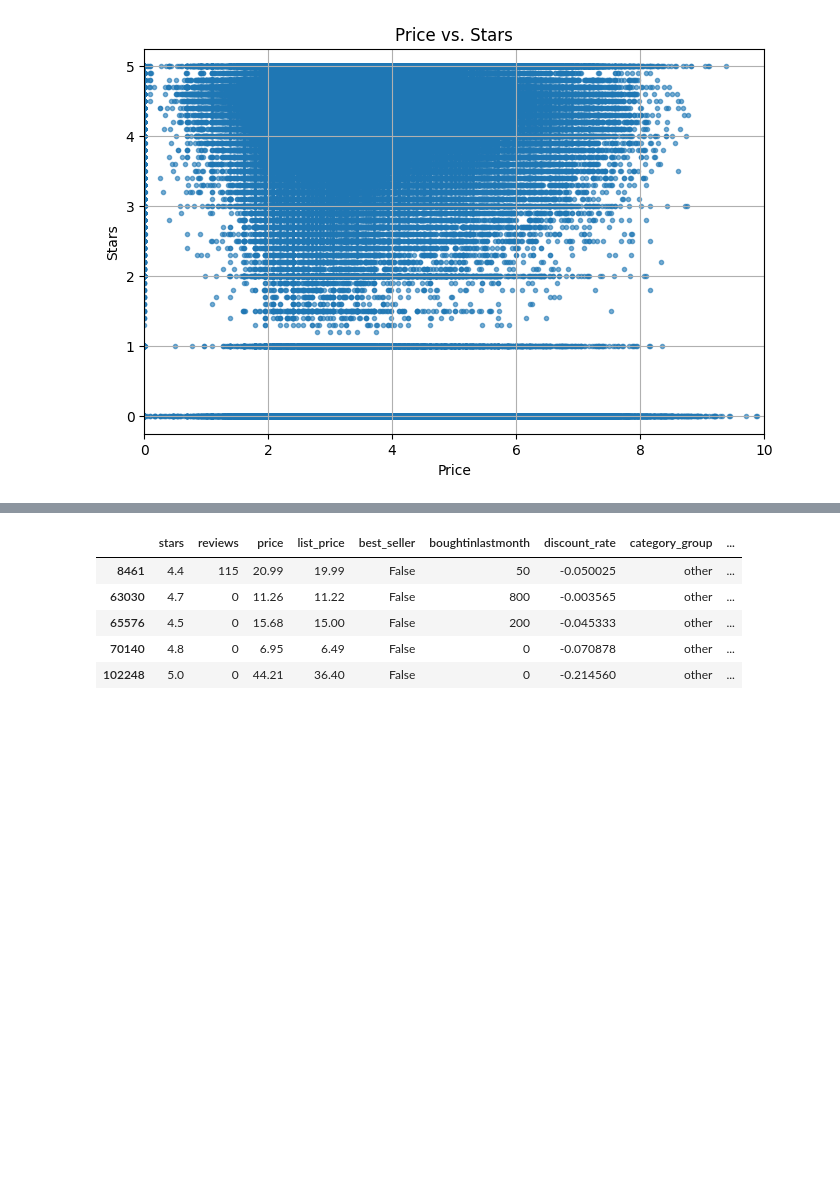
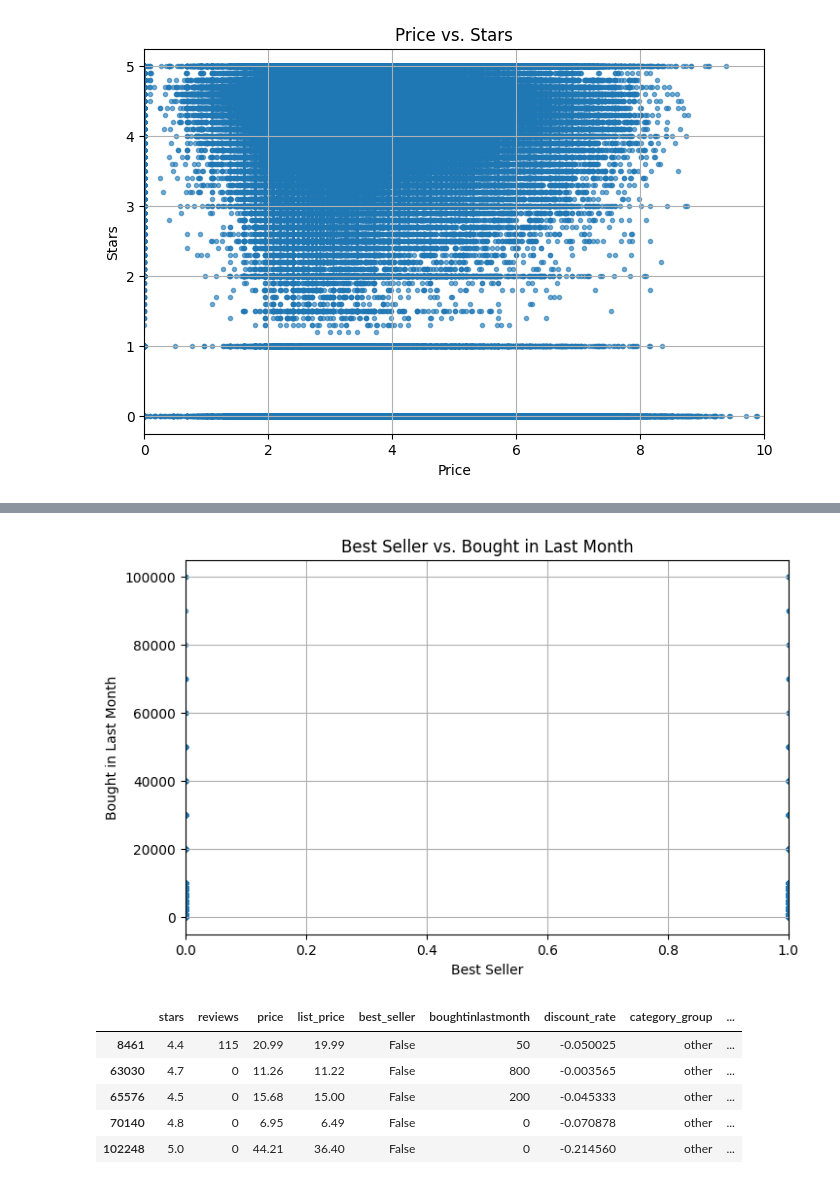
Before and after one commit to edmiller824/sf_tech, a Jupyter notebook: amzn_product_analysis.ipynb, the cells around one changed output, grey strips where cells are left out. Drawn from its saved outputs; the diff is of its cells as text; code cells hidden in the pictures; blank space fills up the shorter version.

```diff
--- a/amzn_product_analysis.ipynb
+++ b/amzn_product_analysis.ipynb
@@ -271,26 +301,22 @@ plt.show()
 # %%
-...start here with determining how the log transformation affected output
-
 """
-REVIEWS VS STARS
-
--- applying a log transformation
-
-
+BEST SELLER VS BOUGHT IN LAST MONTH
 """
 
-amzn_df['log_reviews'] = np.log1p(amzn_df['reviews'])
+# amzn_df['log_reviews'] = np.log1p(amzn_df['reviews'])
 
-# REVIEWS VS STARS
+# BEST SELLER VS BOUGHT IN LAST MONTH
 plt.figure(figsize=(8, 5))
-plt.scatter(amzn_df['reviews'], amzn_df['stars'], marker='.', alpha=0.6)
-plt.xlim(0, 10000)     # Set x-axis range
+plt.scatter(amzn_df['best_seller'], amzn_df['bought_in_last_month'], marker='.', alpha=0.6)
+plt.xlim(0, 1)     # Set x-axis range
 # plt.ylim(0, 15000)       # Set y-axis range
-plt.xlabel('Reviews')
-plt.ylabel('Stars')
-plt.title('Reviews vs. Stars')
+plt.xlabel('Best Seller')
+plt.ylabel('Bought in Last Month')
+plt.title('Best Seller vs. Bought in Last Month')
 plt.grid(True)
 plt.show()
+# %% [output]
+[figure, added]
 # %%
 # (amzn_df[amzn_df['discount_rate'] < 0]).head()
 # %% [output]
```
Also changed, not shown: parts of 12 cells of this notebook.
